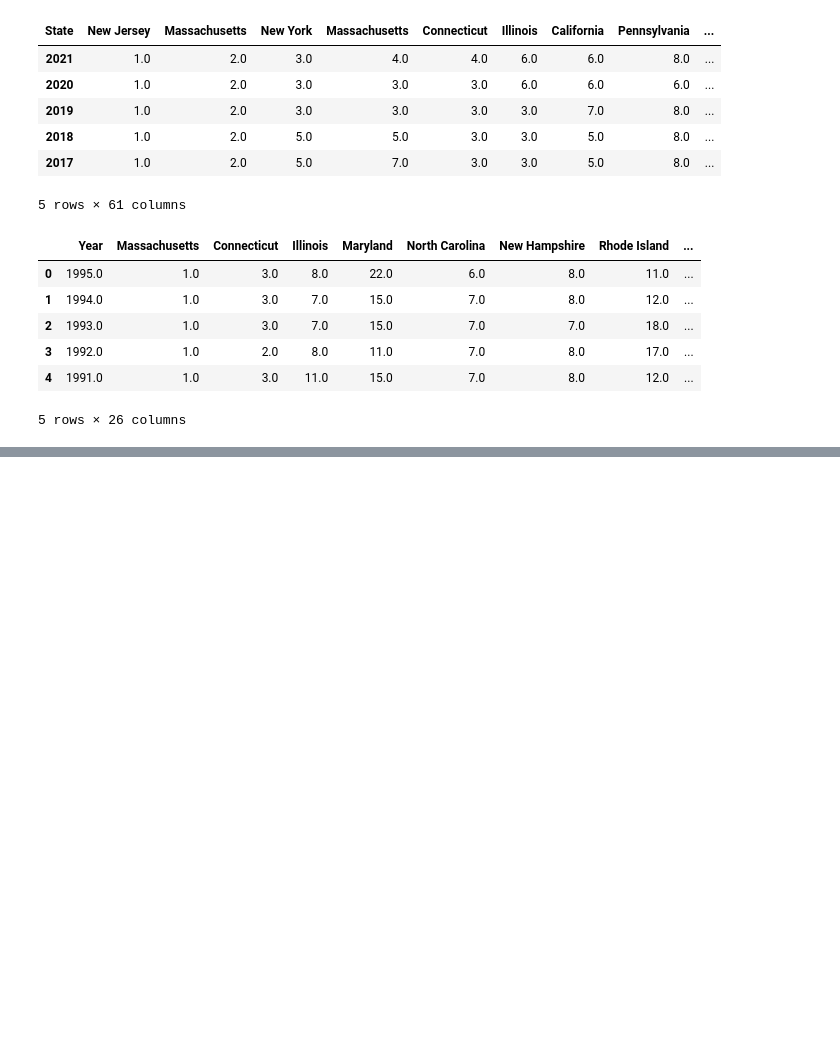
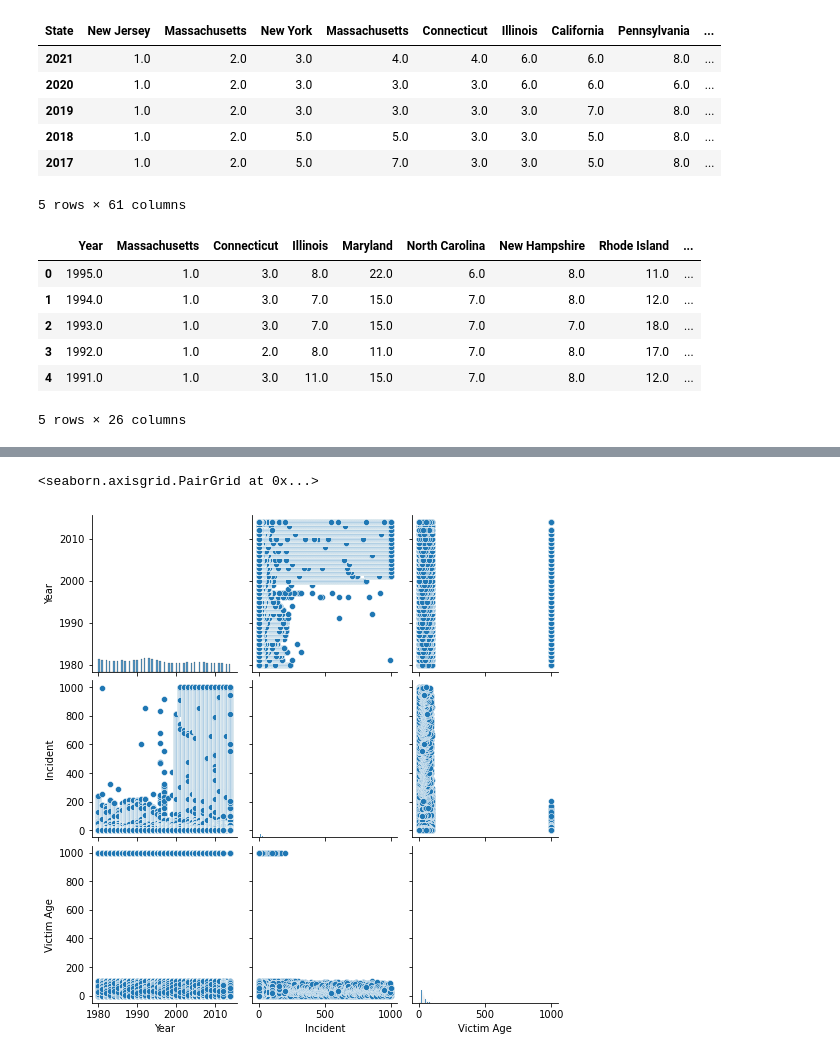
Before and after one commit to CarmiSmith/Final-Project, a Jupyter notebook: clean_data.ipynb, the cells around one changed output, grey strips where cells are left out. Saved outputs shown, nothing was run; the diff lists cells and outputs as text; code cells hidden in the pictures; blank space fills up the shorter version.

```diff
--- a/clean_data.ipynb
+++ b/clean_data.ipynb
@@ -215,0 +259,5 @@ dtype: object
+# %%
+sns.pairplot(df)
+# %% [output]
+<seaborn.axisgrid.PairGrid at 0x...>
+[figure, added]
```
Also changed, not shown: parts of 12 cells of this notebook.
